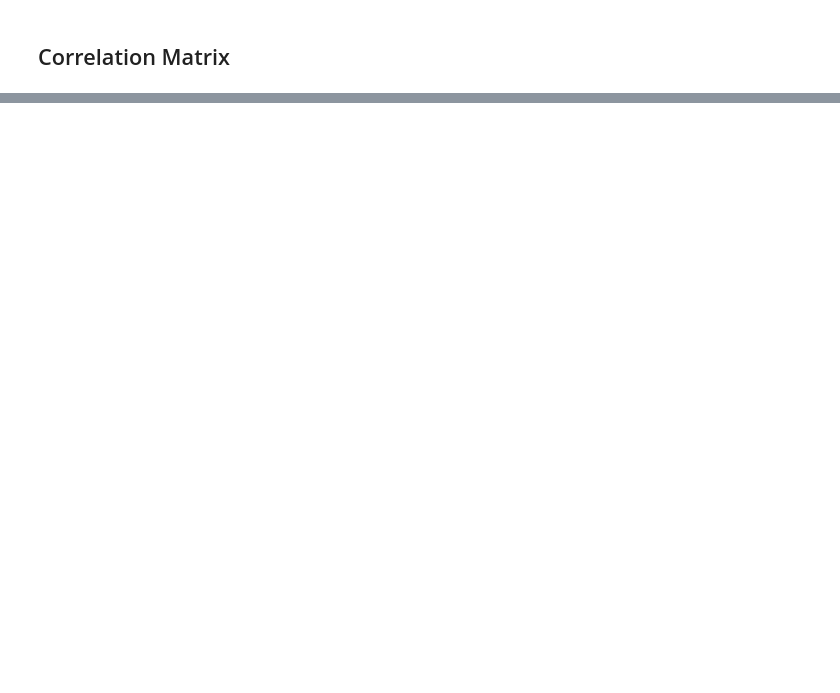
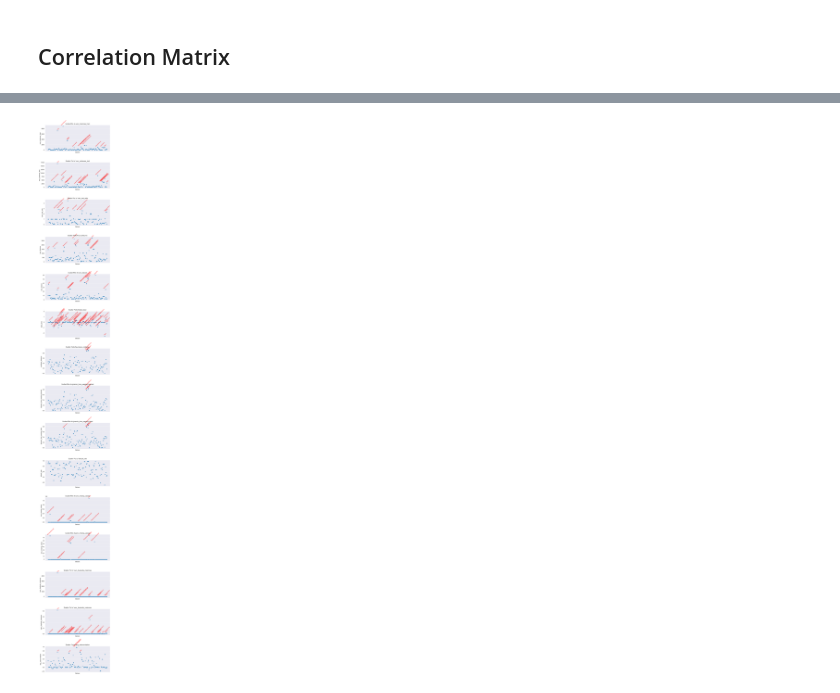
Before and after one commit to VakZok/DatasetQualityEvaluationCriteria, a Jupyter notebook: analyseDatasets.ipynb, the cells around one changed output, grey strips where cells are left out. Saved outputs shown, nothing was run; the diff lists cells and outputs as text; code cells hidden in the pictures; blank space fills up the shorter version.

```diff
--- a/analyseDatasets.ipynb
+++ b/analyseDatasets.ipynb
@@ -106,0 +140,39 @@ plt.show()
+# %%
+# Number of features (excluding the dataset_name column)
+num_features = len(df.columns) - 1
+
+# Create a grid of subplots
+fig, axes = plt.subplots(nrows=num_features, ncols=1, figsize=(8, 4 * num_features))
+
+# Iterate through the features and create scatter plots
+for i, feature in enumerate(df.columns[1:]):  # Skip the dataset_name column
+    ax = axes[i]
+
+    # Create scatter plot
+    sns.scatterplot(data=df, x='dataset_name', y=feature, ax=ax)
+
+    # Identify outliers using the IQR method
+    Q1 = df[feature].quantile(0.25)
+    Q3 = df[feature].quantile(0.75)
+    IQR = Q3 - Q1
+    outliers = ((df[feature] < (Q1 - 1.5 * IQR)) | (df[feature] > (Q3 + 1.5 * IQR)))
+
+    # Annotate outliers with dataset names, closer to the dots
+    for dataset, value in zip(df.loc[outliers, 'dataset_name'], df.loc[outliers, feature]):
+        ax.annotate(dataset, xy=(dataset, value), xytext=(5, 5), textcoords='offset points', ha='center', va='bottom', color='red', fontsize=8, rotation=45)
+
+    # Remove x-axis labels
+    ax.set_xticks([])
+    ax.set_xticklabels([])
+
+    # Set x-axis label
+    ax.set_xlabel('Dataset')
+
+    ax.set_title(f'Scatter Plot of {feature}')
+    ax.set_ylabel(feature)
+
+# Adjust layout for readability
+plt.tight_layout()
+plt.show()
+# %% [output]
+[figure, added]
```
Also changed, not shown: parts of 12 cells of this notebook, 1 other file.
